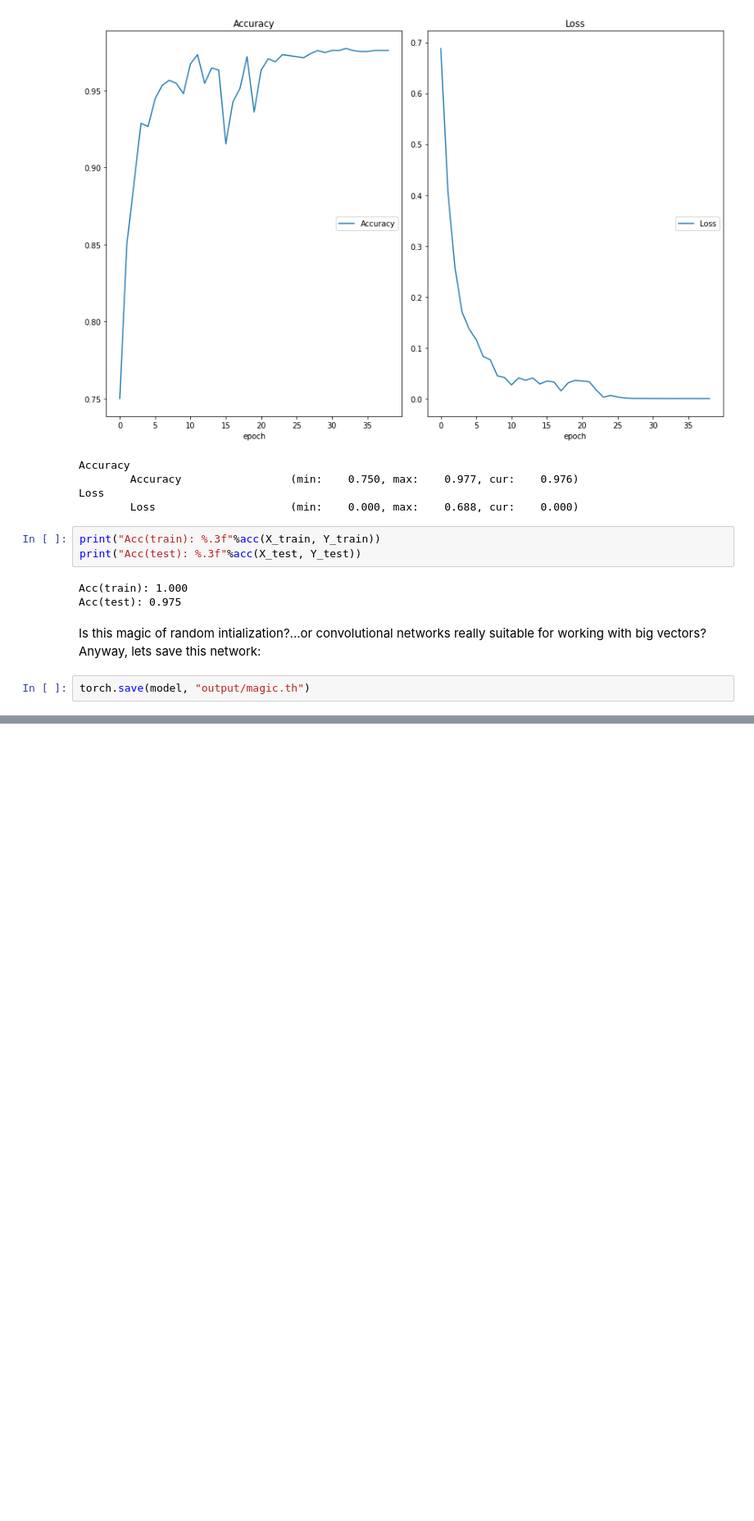
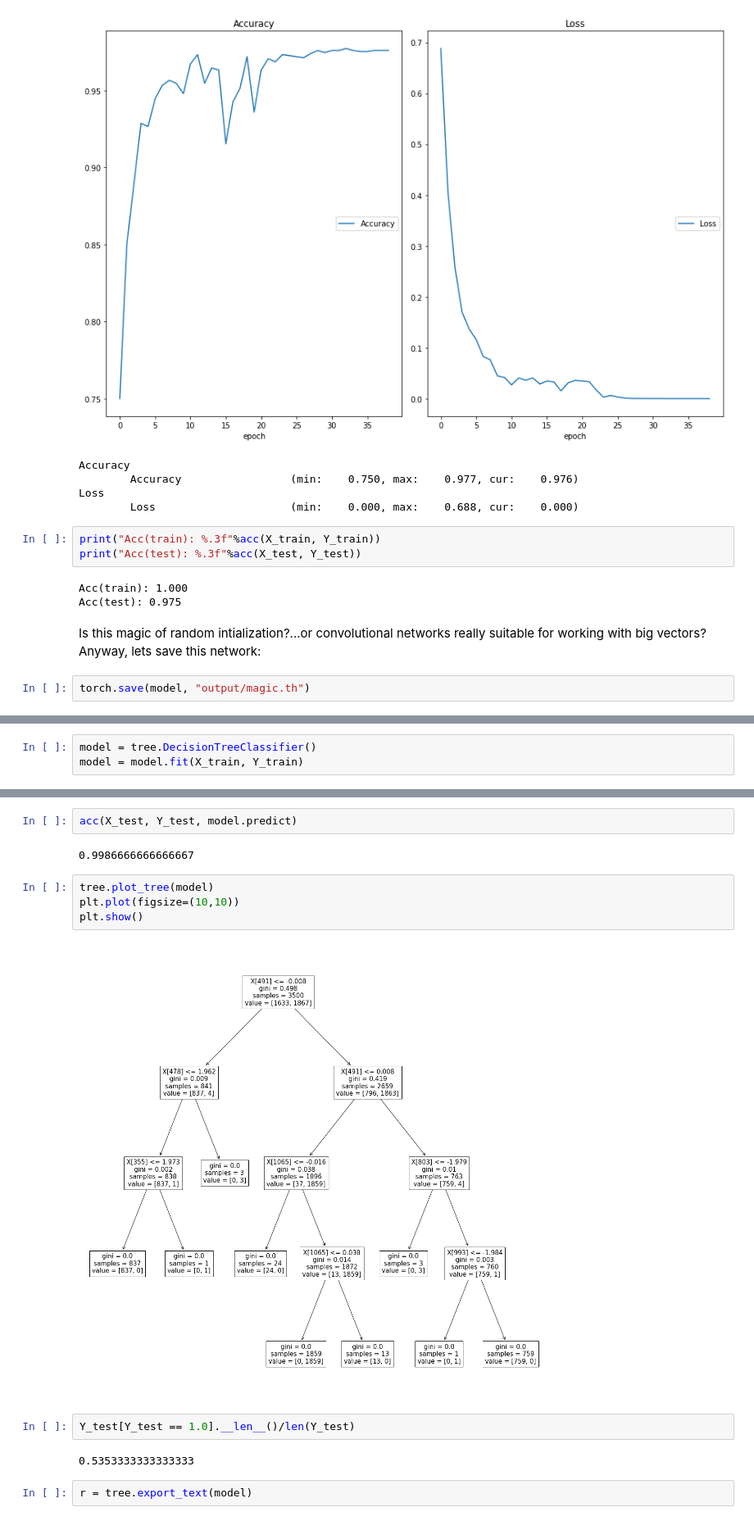
Before and after one commit to 0xf104a/EllipticCurves, a Jupyter notebook: Models.ipynb, the cells around one changed output, grey strips where cells are left out. Shown at 82% size. Cells and saved outputs as stored; diff of their text form; blank space fills up the shorter version.

Commit message:
Added decision dataset

```diff
--- a/Models.ipynb
+++ b/Models.ipynb
@@ -244,0 +259,3 @@ torch.save(model, "output/magic.th")
+# %%
+model = tree.DecisionTreeClassifier()
+model = model.fit(X_train, Y_train)
@@ -244,0 +276,16 @@ torch.save(model, "output/magic.th")
+# %%
+acc(X_test, Y_test, model.predict)
+# %% [output]
+0.9986666666666667
+# %%
+tree.plot_tree(model)
+plt.plot(figsize=(10,10))
+plt.show()
+# %% [output]
+[figure, added]
+# %%
+Y_test[Y_test == 1.0].__len__()/len(Y_test)
+# %% [output]
+0.5353333333333333
+# %%
+r = tree.export_text(model)
```
Also changed, not shown: parts of 6 cells of this notebook.
